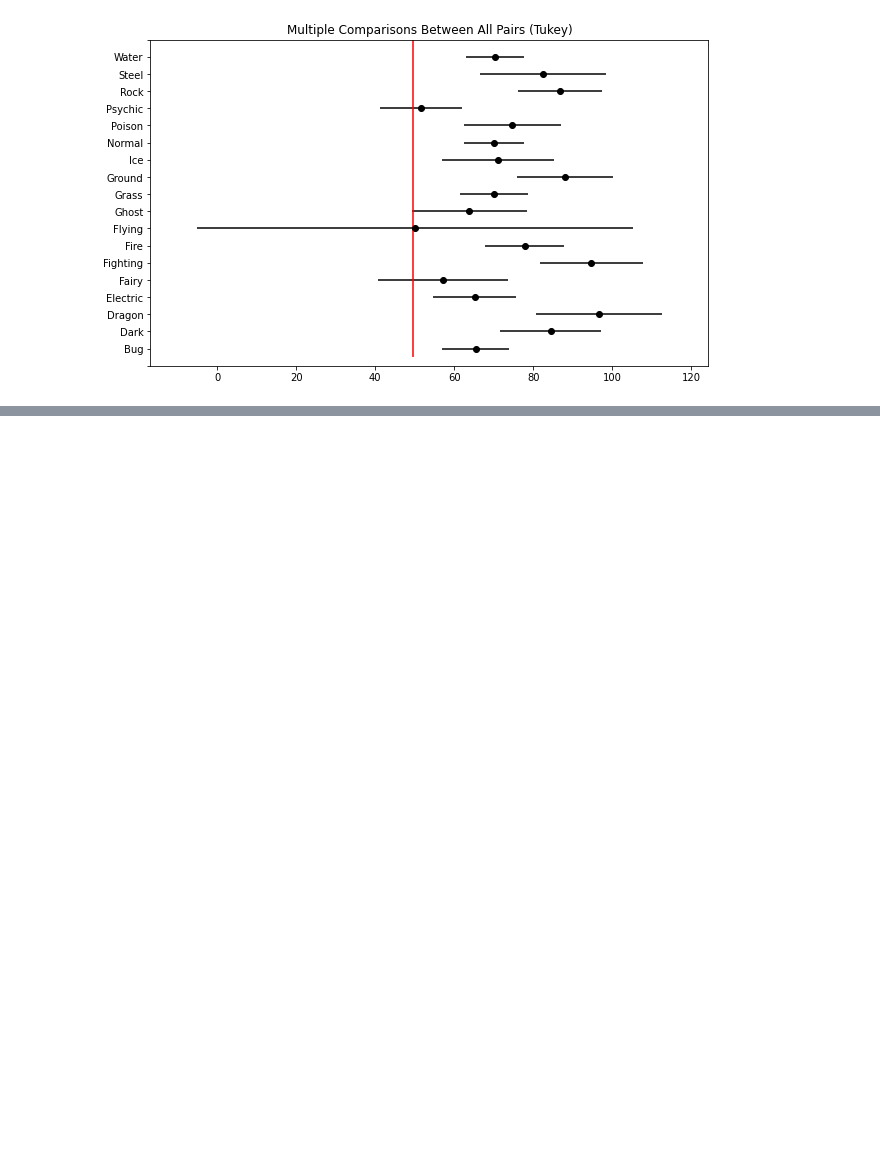
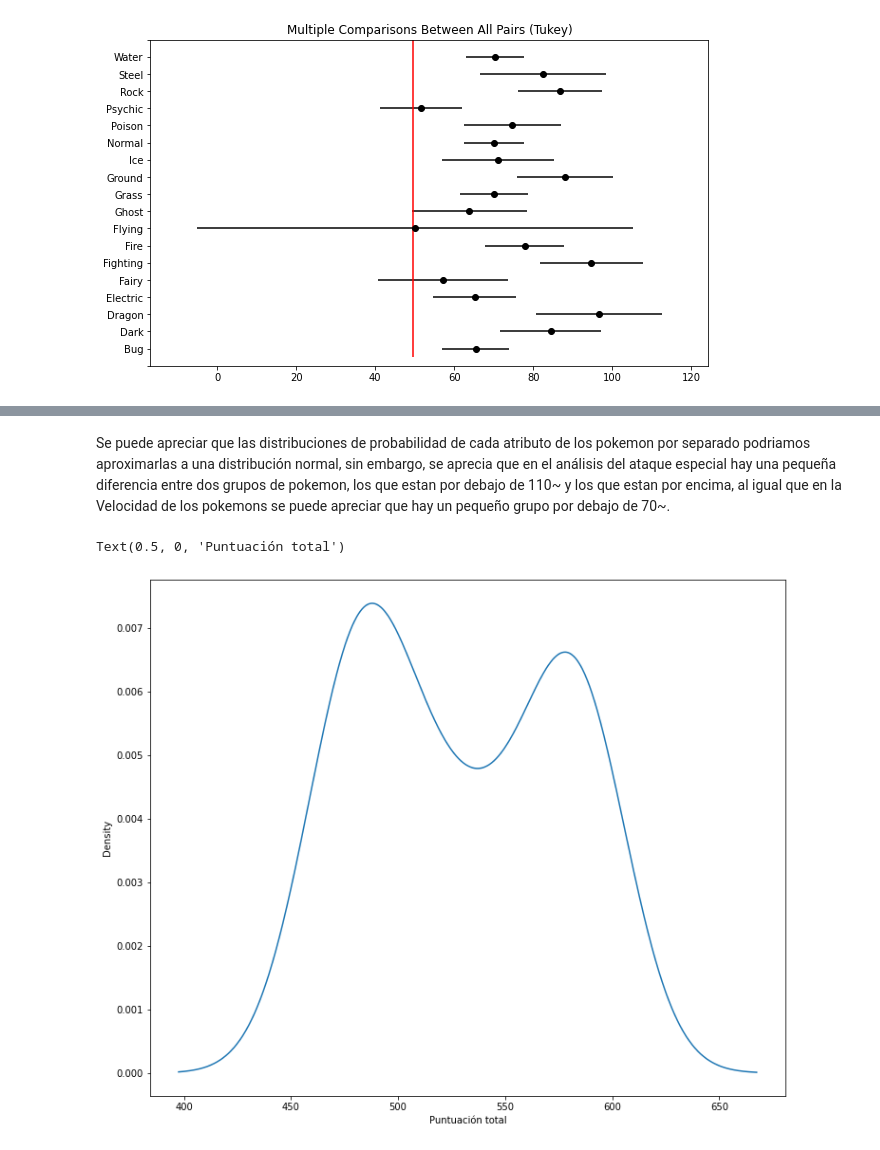
Before and after one commit to frosill/EDEM_22_23, a Jupyter notebook: 02_ANALISIS_Y_APRENDIZAJE_AUTOMATICO/python_statistics/Pokemon.ipynb, the cells around one changed output, grey strips where cells are left out. Saved outputs shown, nothing was run; the diff lists cells and outputs as text; code cells hidden in the pictures; blank space fills up the shorter version.

```diff
--- a/02_ANALISIS_Y_APRENDIZAJE_AUTOMATICO/python_statistics/Pokemon.ipynb
+++ b/02_ANALISIS_Y_APRENDIZAJE_AUTOMATICO/python_statistics/Pokemon.ipynb
@@ -908,0 +912,8 @@ Multiple Comparison of Means - Tukey HSD, FWER=0.05
+# %% [markdown]
+Se puede apreciar que las distribuciones de probabilidad de cada atributo de los pokemon por separado podriamos aproximarlas a una distribución normal, sin embargo, se aprecia que en el análisis del ataque especial hay una pequeña diferencia entre dos grupos de pokemon, los que estan por debajo de 110~ y los que estan por encima, al igual que en la Velocidad de los pokemons se puede apreciar que hay un pequeño grupo por debajo de 70~.
+# %%
+legendary_df['Total'].plot(kind = "density", figsize = (12,10)) # Distribución de probabilidad
+plt.xlabel("Puntuación total")
+# %% [output]
+Text(0.5, 0, 'Puntuación total')
+[figure, added]
```
Also changed, not shown: parts of 79 cells of this notebook.
